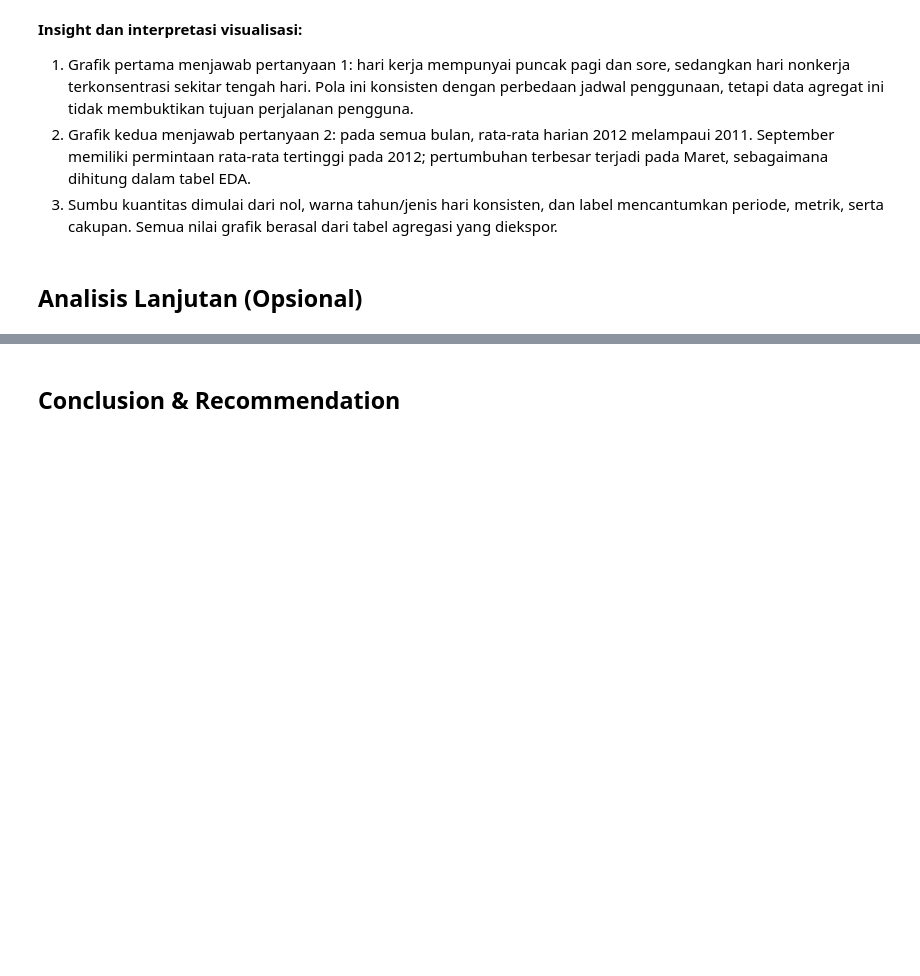
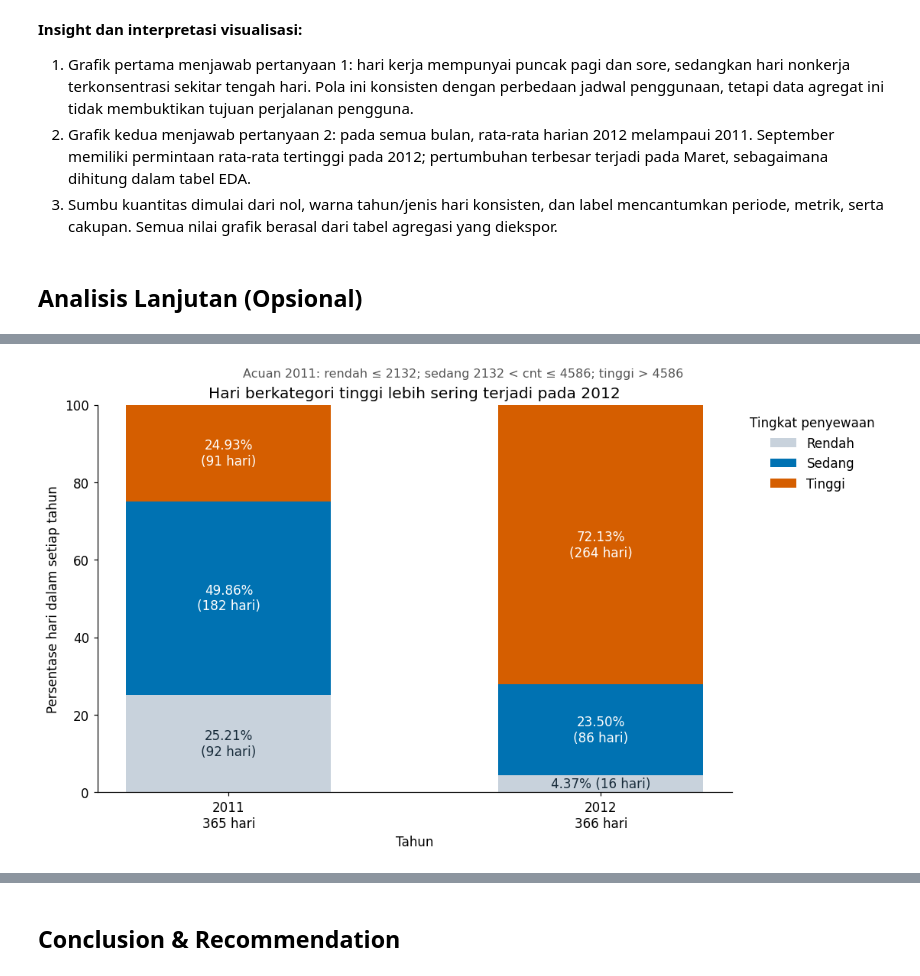
Before and after one commit to tatavvaka/Bike-Sharing-Analysis, a Jupyter notebook: notebook.ipynb, the cells around one changed output, grey strips where cells are left out. Cells and saved outputs as stored; diff of their text form; code cells hidden in the pictures; blank space fills up the shorter version.

```diff
--- a/notebook.ipynb
+++ b/notebook.ipynb
@@ -537,0 +689,32 @@ Analisis lanjutan dijadwalkan pada tahap 6. Untuk dataset ini dapat digunakan pe
+# %%
+demand_pct = (daily_demand_summary.pivot(index='year', columns='demand_level',
+              values='day_share_pct').reindex(columns=demand_labels))
+demand_days = (daily_demand_summary.pivot(index='year', columns='demand_level',
+               values='observed_days').reindex(columns=demand_labels))
+fig, ax = plt.subplots(figsize=(10, 5.8), layout='constrained')
+bottom = np.zeros(len(demand_pct))
+for category, color, text_color in [('Rendah', '#C8D2DC', '#172B3A'),
+                                    ('Sedang', '#0072B2', 'white'),
+                                    ('Tinggi', '#D55E00', 'white')]:
+    values = demand_pct[category].to_numpy()
+    ax.bar(np.arange(len(demand_pct)), values, bottom=bottom, width=0.55,
+           color=color, label=category)
+    for position, year in enumerate(demand_pct.index):
+        label = f'{values[position]:.2f}%'
+        if values[position] >= 10:
+            label += f'\n({int(demand_days.loc[year, category])} hari)'
+        else:
+            label += f' ({int(demand_days.loc[year, category])} hari)'
+        ax.text(position, bottom[position] + values[position]/2, label,
+                ha='center', va='center', color=text_color, fontsize=11)
+    bottom += values
+ax.set_xticks(np.arange(len(demand_pct)), ['2011\n365 hari', '2012\n366 hari'])
+ax.set(ylim=(0, 100), ylabel='Persentase hari dalam setiap tahun', xlabel='Tahun',
+       title='Hari berkategori tinggi lebih sering terjadi pada 2012')
+ax.legend(title='Tingkat penyewaan', loc='upper left', bbox_to_anchor=(1.01, 1), frameon=False)
+fig.suptitle(f'Acuan 2011: rendah ≤ {q25:.0f}; sedang {q25:.0f} < cnt ≤ {q75:.0f}; tinggi > {q75:.0f}',
+             fontsize=10.5, color='#555555')
+fig.savefig(advanced_figures_dir / '04_daily_demand_levels.png', dpi=170, bbox_inches='tight')
+plt.show()
+# %% [output]
+[figure, added]
```
Also changed, not shown: parts of 11 cells of this notebook, 12 other files.
